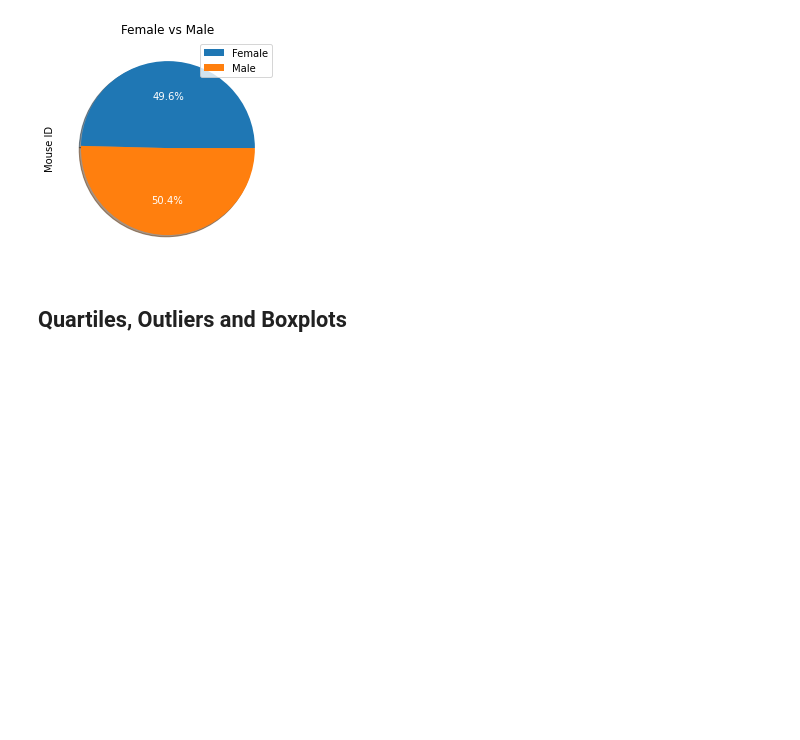
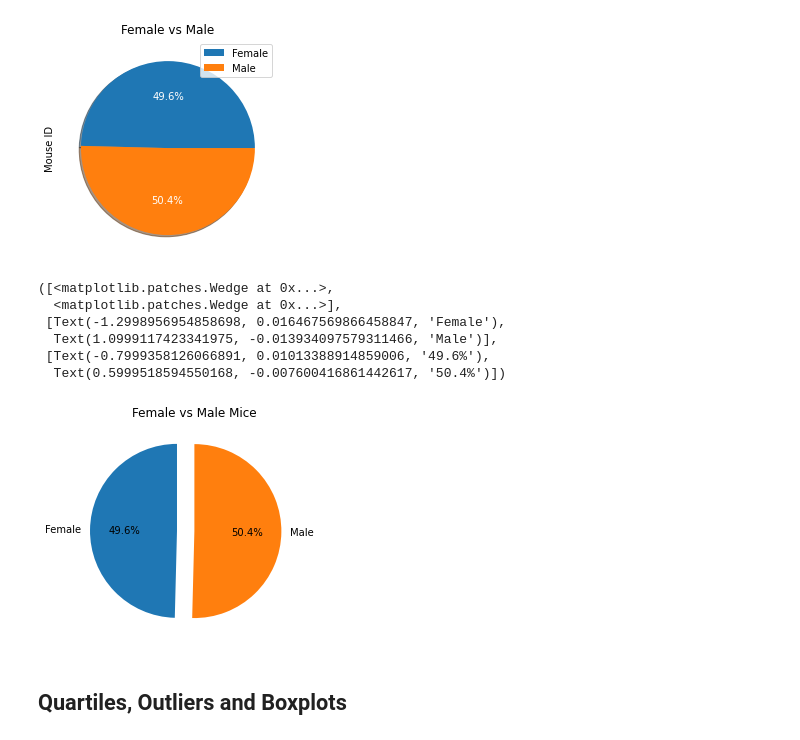
Before and after one commit to joshuadroid/pandas-challenge-2, a Jupyter notebook: Pymaceuticals/pymaceuticals_starter.ipynb, the cells around one changed output. Drawn from its saved outputs; the diff is of its cells as text; code cells hidden in the pictures; blank space fills up the shorter version.

```diff
--- a/Pymaceuticals/pymaceuticals_starter.ipynb
+++ b/Pymaceuticals/pymaceuticals_starter.ipynb
@@ -167,6 +164,19 @@ num_unique_sex.plot(kind='pie', y='Mouse ID', title='Female vs Male', shadow=Tru
 [figure]
 # %%
 # TODO Generate a pie plot showing the distribution of female versus male mice using pyplot
+# from nunique values:
+female = 123
+male = 125
+plt.title("Female vs Male Mice")
+plt.pie([female, male], explode=[.2, 0], labels=["Female", "Male"], startangle=90, autopct="%1.1f%%")
+# %% [output]
+([<matplotlib.patches.Wedge at 0x...>,
+  <matplotlib.patches.Wedge at 0x...>],
+ [Text(-1.2998956954858698, 0.016467569866458847, 'Female'),
+  Text(1.0999117423341975, -0.013934097579311466, 'Male')],
+ [Text(-0.7999358126066891, 0.01013388914859006, '49.6%'),
+  Text(0.5999518594550168, -0.007600416861442617, '50.4%')])
+[figure, added]
 # %% [markdown]
 ## Quartiles, Outliers and Boxplots
 # %%
```
Also changed, not shown: parts of 4 cells of this notebook.
